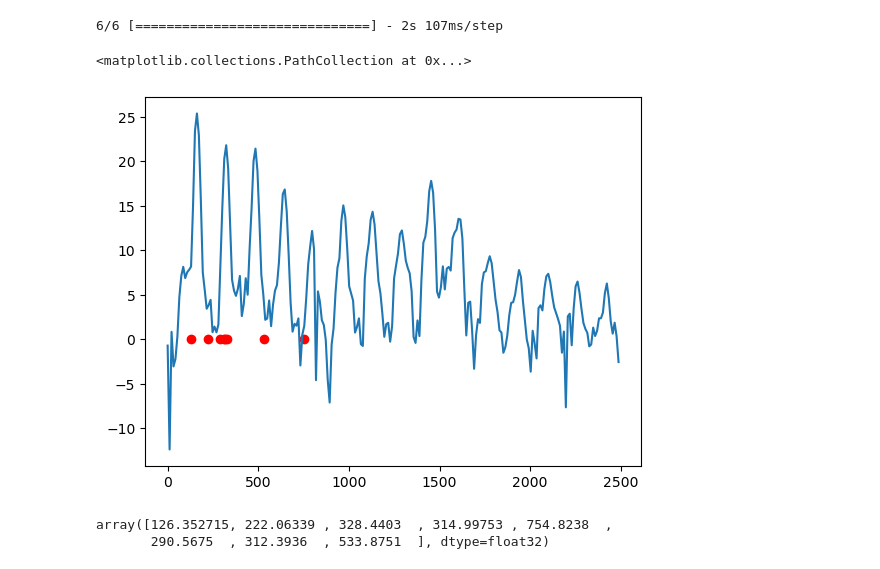
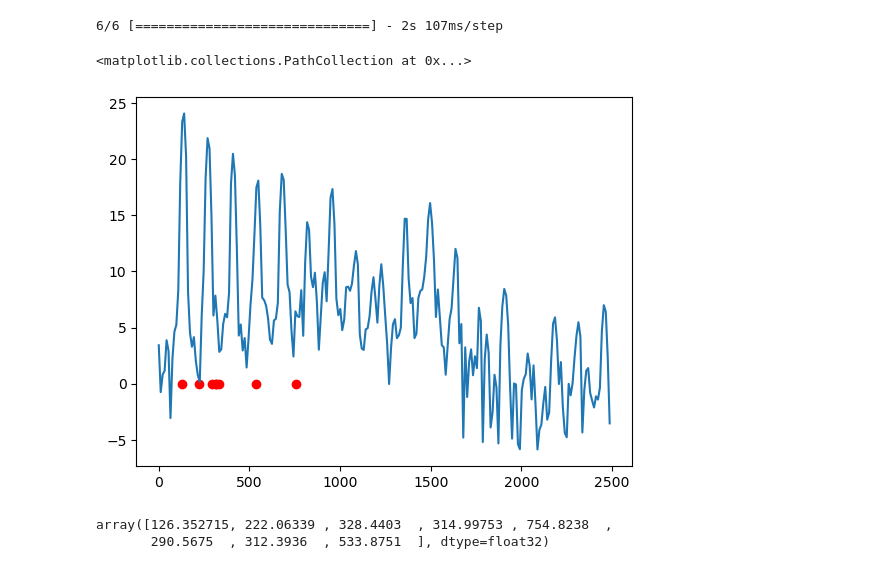
Before and after one commit to vivekvjyn/strawberry-fields, a Jupyter notebook: notebooks/model.ipynb, the cells around one changed output. Saved outputs shown, nothing was run; the diff lists cells and outputs as text; code cells hidden in the pictures.

```diff
--- a/notebooks/model.ipynb
+++ b/notebooks/model.ipynb
@@ -123,12 +123,12 @@ Epoch 50/50
 prediction = model.predict(X_train)
 # %% [output]
 6/6 [==============================] - 2s 107ms/step
-# %%
-plt.plot(np.arange(len(X_train[0])) * 44100 / 4096, X_train[0])
-plt.scatter(prediction[0], np.zeros(len(prediction[0])), c='r')
-# %% [output]
-<matplotlib.collections.PathCollection at 0x...>
-[figure, removed]
+# %%
+plt.plot(np.arange(len(X_train[100])) * 44100 / 4096, X_train[100])
+plt.scatter(prediction[100], np.zeros(len(prediction[100])), c='r')
+# %% [output]
+<matplotlib.collections.PathCollection at 0x...>
+[figure, added]
 # %%
 prediction[0]
 # %% [output]
```
